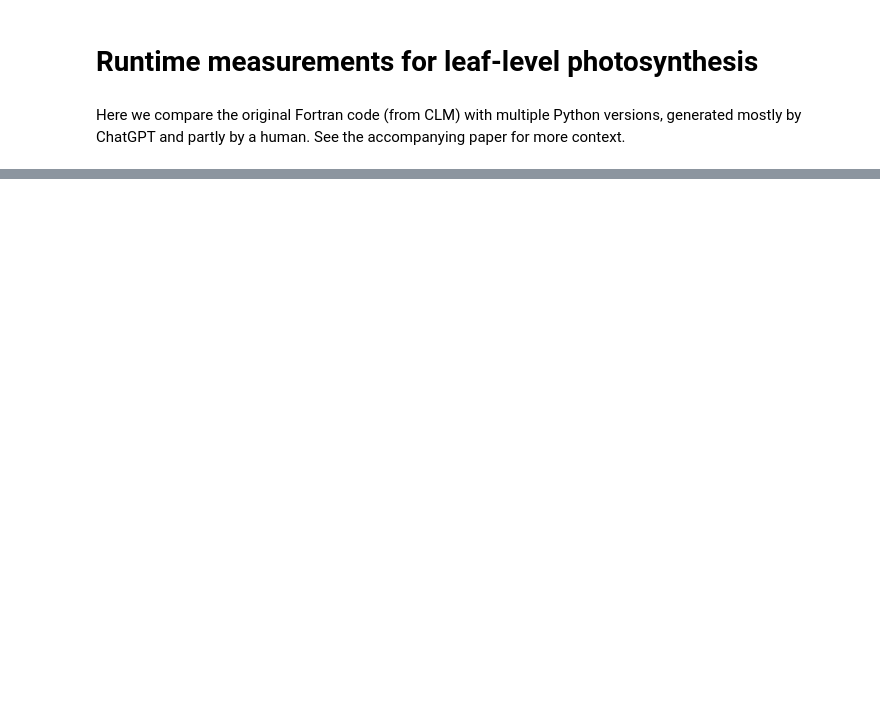
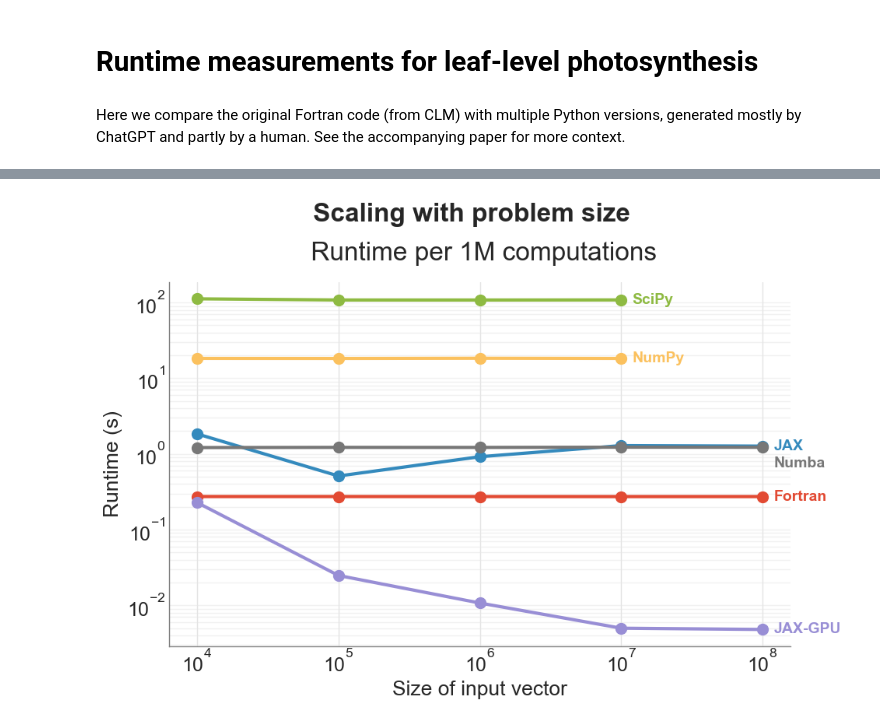
Before and after one commit to anthony-zhou/climate_code_conversion, a Jupyter notebook: _demos/runtime.ipynb, the cells around one changed output, grey strips where cells are left out. Drawn from its saved outputs; the diff is of its cells as text; code cells hidden in the pictures; blank space fills up the shorter version.

```diff
--- a/_demos/runtime.ipynb
+++ b/_demos/runtime.ipynb
@@ -56,0 +210,95 @@ Error:
+# %%
+import pandas as pd
+import matplotlib.pyplot as plt
+import os
+
+# Use a predefined style
+plt.style.use('seaborn-whitegrid')
+
+# Adjust the global parameters for aesthetics
+plt.rcParams.update({
+    'font.size': 18,
+    'lines.linewidth': 3,
+    'lines.markersize': 10,
+    'figure.facecolor': 'white',
+    'axes.facecolor': 'white',
+    'axes.edgecolor': 'grey',
+    'axes.grid': True,
+    'grid.alpha': 0.53
+})
+
+# List of folders and corresponding markers for better distinction
+folders = ['fortran', 'jax_cpu', 'jax_gpu', 'numba', 'numpy', 'scipy']
+
+labels = {
+    'fortran': 'Fortran',
+    'jax_cpu': 'JAX',
+    'jax_gpu': 'JAX-GPU',
+    'numba': 'Numba',
+    'numpy': 'NumPy',
+    'scipy': "SciPy"
+}
+
+# Initialize a figure for plotting
+fig, ax = plt.subplots(figsize=(10, 7))
+
+label_positions = []
+
+# Remove top and right borders
+ax.spines['right'].set_visible(False)
+ax.spines['top'].set_visible(False)
+
+# Loop over each folder to load and plot the data
+for folder in folders:
+    filepath = os.path.join('runtime_scripts', folder, 'runtime.txt')
+    if os.path.exists(filepath):
+        # Load CSV data
+        data = pd.read_csv(filepath)
+
+        # Extract grid cells and runtime
+        grid_cells = data.iloc[:, 0]
+        runtime = data.iloc[:, 1] * (1000000 / grid_cells)
+
+        # Plot the data
+        line, = ax.plot(grid_cells, runtime, marker='o', linestyle='-')
+        line_color = line.get_color()
+
+        # Determine label y-position
+        label_y_position = runtime.iloc[-1]
+        label_x_position = grid_cells.iloc[-1] * 1.20  # Adding 5% padding for x
+
+        # Adjust label position if it overlaps with previous labels
+        for pos in label_positions:
+            while abs(label_y_position - pos) < runtime.max() * 0.4:
+                # Determine if we need to move up or down
+                if label_y_position >= pos:
+                    label_y_position *= 1.05
+                else:
+                    label_y_position /= 1.05
+
+        label_positions.append(label_y_position)
+
+        # Label the lines with adjusted position, bold font, and line color
+        ax.text(label_x_position, label_y_position, labels[folder],
+                fontsize=14, fontweight='bold',
+                verticalalignment='center', color=line_color)
+
+
+
+# Set log scale for both axes
+ax.set_yscale('log')
+ax.set_xscale('log')
+plt.grid(True, which="both", ls="-", c='0.9', axis='y', linewidth=1)
+
+# Adding title and labels with larger font size
+plt.suptitle('Scaling with problem size', fontsize=24, fontweight='bold', y=0.95)
+plt.title(' Runtime per 1M computations', fontsize=24, pad=20)
+
+ax.set_xlabel('Size of input vector', fontsize=19)
+ax.set_ylabel('Runtime (s)', fontsize=19)
+
+# Adjust layout and show the plot
+plt.tight_layout()
+plt.show()
+# %% [output]
+[figure, added]
```
Also changed, not shown: parts of 5 cells of this notebook.
